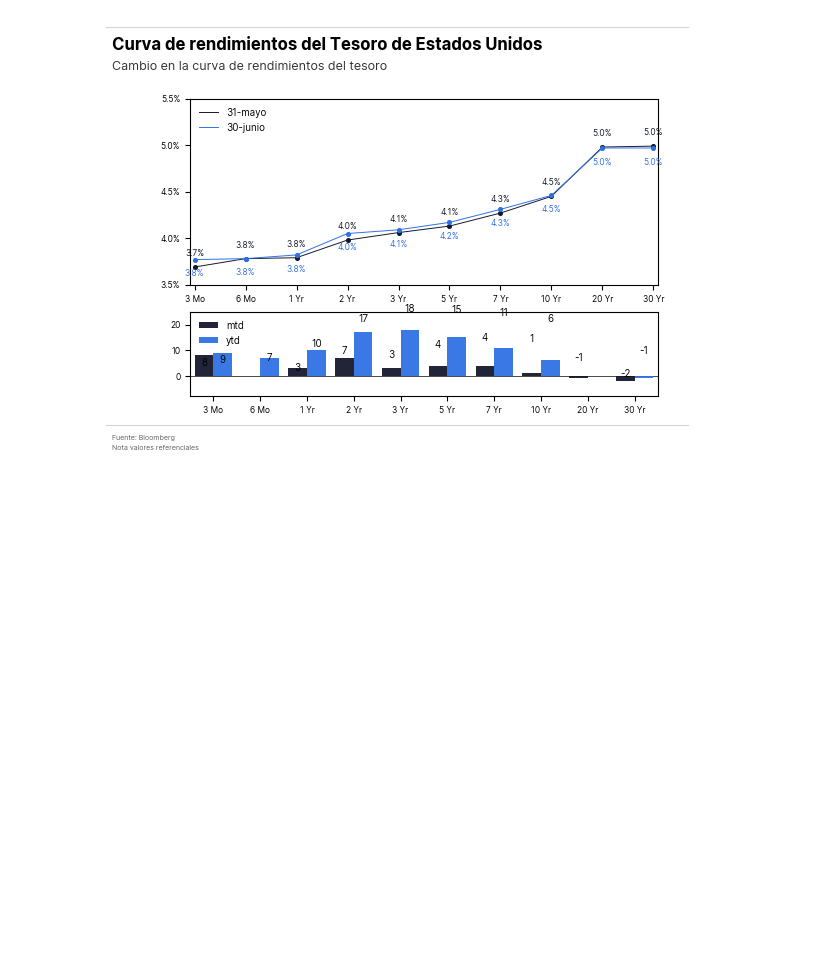
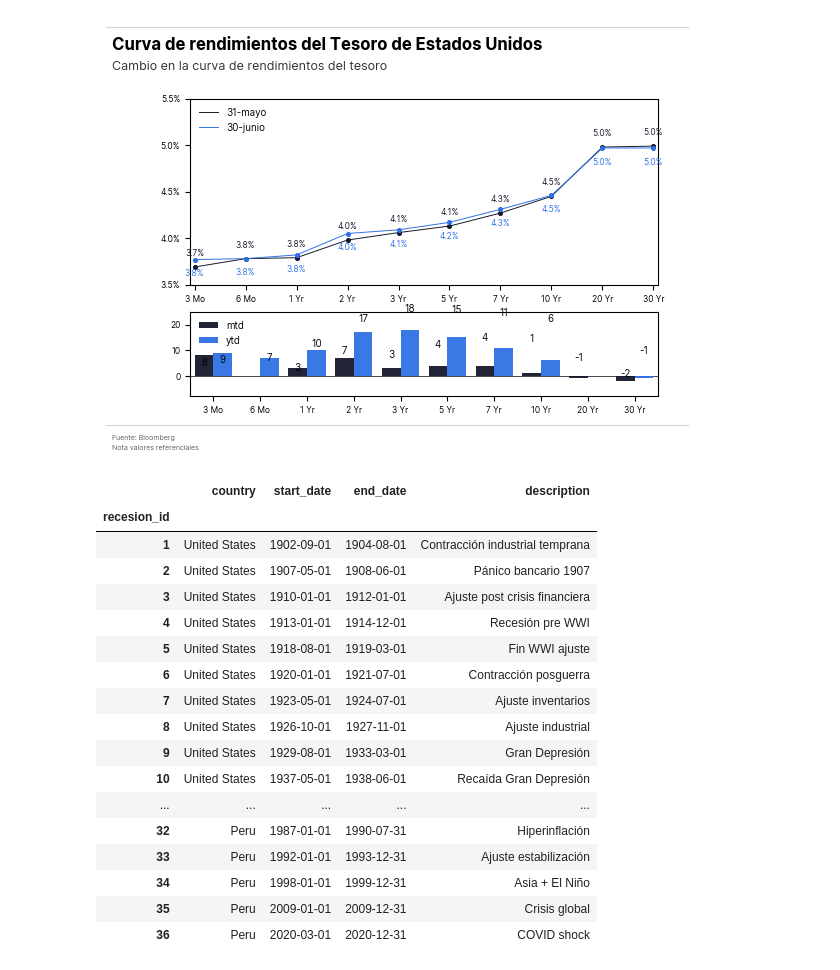
Before and after one commit to jc-ocampob/helpers_ps, a Jupyter notebook: Pruebas.ipynb, the cells around one changed output. Drawn from its saved outputs; the diff is of its cells as text; code cells hidden in the pictures; blank space fills up the shorter version.

```diff
--- a/Pruebas.ipynb
+++ b/Pruebas.ipynb
@@ -397,3 +398,27 @@ graph.graph_bar(
 graph.add_source(text=["Fuente: Bloomberg", "Nota valores referenciales"], fontsize=5)
 # %% [output]
 [figure]
+# %%
+data_frame = pd.read_excel("C:/Users/K02066/Downloads/recessions.xlsx")
+# %%
+data_frame = data_frame.set_index("recesion_id")
+data_frame
+# %% [output]
+|  | country | start_date | end_date | description |
+| recesion_id |  |  |  |  |
+| 1 | United States | 1902-09-01 | 1904-08-01 | Contracción industrial temprana |
+| 2 | United States | 1907-05-01 | 1908-06-01 | Pánico bancario 1907 |
+| 3 | United States | 1910-01-01 | 1912-01-01 | Ajuste post crisis financiera |
+| 4 | United States | 1913-01-01 | 1914-12-01 | Recesión pre WWI |
+| 5 | United States | 1918-08-01 | 1919-03-01 | Fin WWI ajuste |
+| 6 | United States | 1920-01-01 | 1921-07-01 | Contracción posguerra |
+| 7 | United States | 1923-05-01 | 1924-07-01 | Ajuste inventarios |
+| 8 | United States | 1926-10-01 | 1927-11-01 | Ajuste industrial |
+| 9 | United States | 1929-08-01 | 1933-03-01 | Gran Depresión |
+| 10 | United States | 1937-05-01 | 1938-06-01 | Recaída Gran Depresión |
+| ... | ... | ... | ... | ... |
+| 32 | Peru | 1987-01-01 | 1990-07-31 | Hiperinflación |
+| 33 | Peru | 1992-01-01 | 1993-12-31 | Ajuste estabilización |
+| 34 | Peru | 1998-01-01 | 1999-12-31 | Asia + El Niño |
+| 35 | Peru | 2009-01-01 | 2009-12-31 | Crisis global |
+| 36 | Peru | 2020-03-01 | 2020-12-31 | COVID shock |
```
Also changed, not shown: parts of 3 cells of this notebook, 8 other files.
